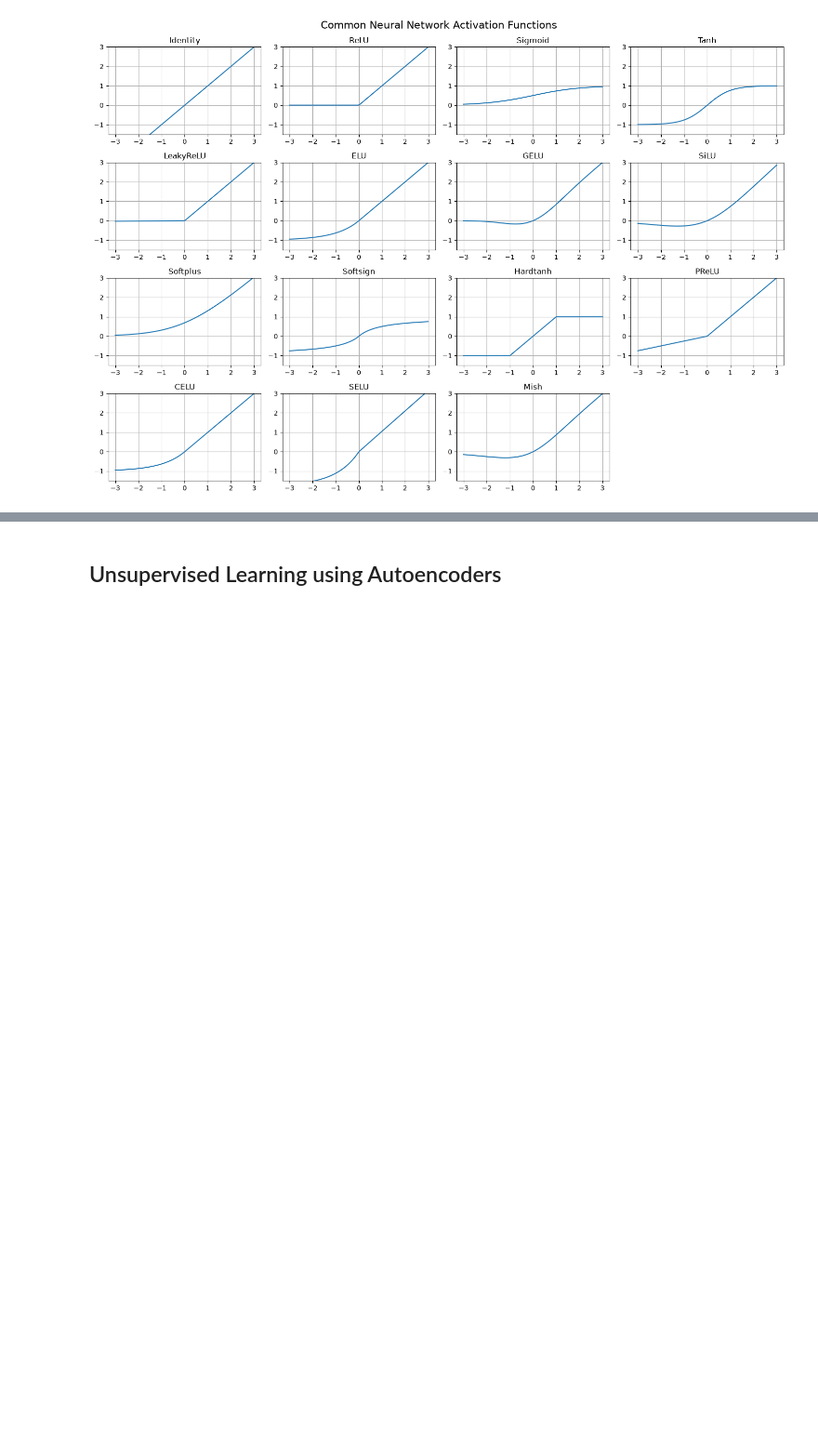
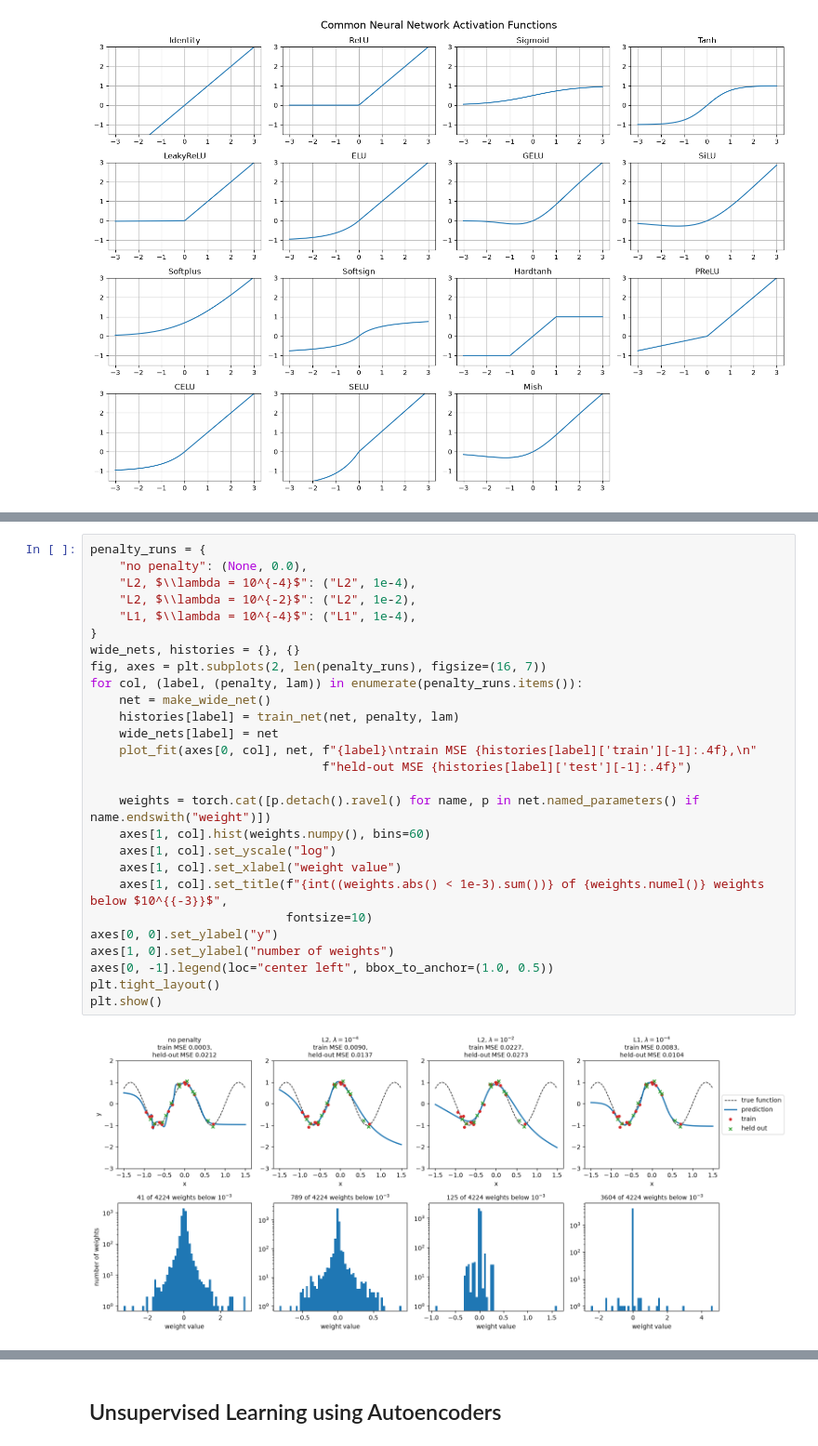
Before and after one commit to IDEALLab/ML4ME_Textbook, a Jupyter notebook: part2/review_neural_networks.ipynb, the cells around one changed output, grey strips where cells are left out. Shown at 93% size. Drawn from its saved outputs; the diff is of its cells as text; blank space fills up the shorter version.

```diff
--- a/part2/review_neural_networks.ipynb
+++ b/part2/review_neural_networks.ipynb
@@ -320,0 +406,29 @@ plt.show()
+# %%
+penalty_runs = {
+    "no penalty": (None, 0.0),
+    "L2, $\\lambda = 10^{-4}$": ("L2", 1e-4),
+    "L2, $\\lambda = 10^{-2}$": ("L2", 1e-2),
+    "L1, $\\lambda = 10^{-4}$": ("L1", 1e-4),
+}
+wide_nets, histories = {}, {}
+fig, axes = plt.subplots(2, len(penalty_runs), figsize=(16, 7))
+for col, (label, (penalty, lam)) in enumerate(penalty_runs.items()):
+    net = make_wide_net()
+    histories[label] = train_net(net, penalty, lam)
+    wide_nets[label] = net
+    plot_fit(axes[0, col], net, f"{label}\ntrain MSE {histories[label]['train'][-1]:.4f},\n"
+                                f"held-out MSE {histories[label]['test'][-1]:.4f}")
+
+    weights = torch.cat([p.detach().ravel() for name, p in net.named_parameters() if name.endswith("weight")])
+    axes[1, col].hist(weights.numpy(), bins=60)
+    axes[1, col].set_yscale("log")
+    axes[1, col].set_xlabel("weight value")
+    axes[1, col].set_title(f"{int((weights.abs() < 1e-3).sum())} of {weights.numel()} weights below $10^{{-3}}$",
+                           fontsize=10)
+axes[0, 0].set_ylabel("y")
+axes[1, 0].set_ylabel("number of weights")
+axes[0, -1].legend(loc="center left", bbox_to_anchor=(1.0, 0.5))
+plt.tight_layout()
+plt.show()
+# %% [output]
+[figure, added]
```
Also changed, not shown: parts of 27 cells of this notebook, 2 other files.
